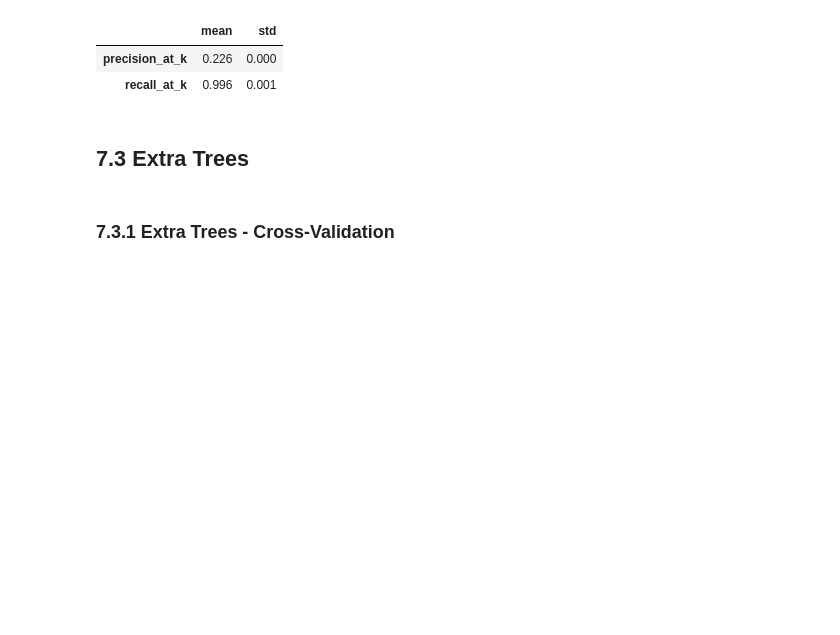
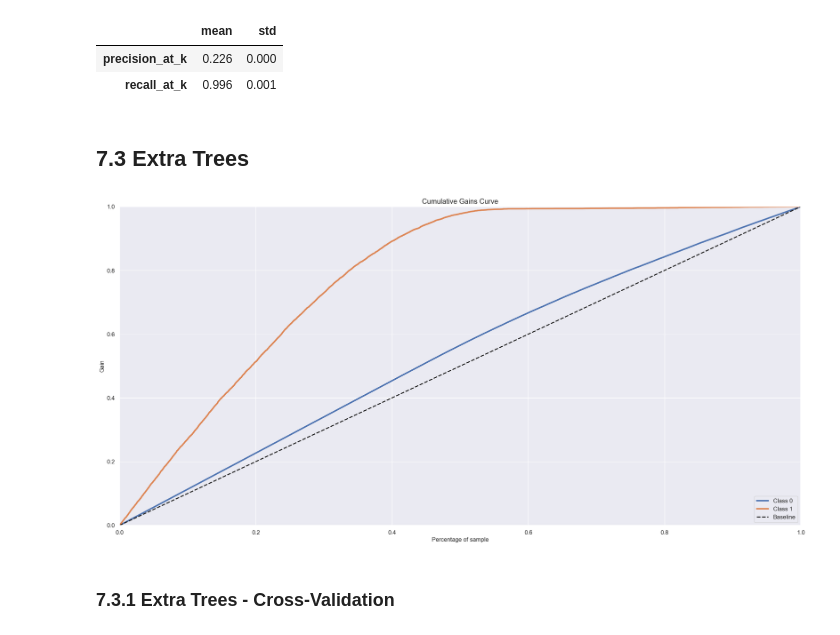
Before and after one commit to SamuelOliveirads/Health_Insurance_Cross_Sell, a Jupyter notebook: notebooks/v1-m8.0-hics-hyper-parameter-fine-tunning.ipynb, the cells around one changed output. Cells and saved outputs as stored; diff of their text form; code cells hidden in the pictures; blank space fills up the shorter version.

```diff
--- a/notebooks/v1-m8.0-hics-hyper-parameter-fine-tunning.ipynb
+++ b/notebooks/v1-m8.0-hics-hyper-parameter-fine-tunning.ipynb
@@ -887,25 +894,28 @@ cv_lr
 # %%
 # model definition
 #et_model = en.ExtraTreesClassifier(n_estimators=1000, n_jobs=-1, random_state=42)
 
 # model training
 #et_model.fit( x_train, y_train )
 
 # model prediction
 #yhat_et = et_model.predict_proba( x_val )
 
 # -------------- Saving and Loading model -------------------
 # saving results
-#pickle.dump(yhat_et, open('../models/yhat_et.pkl', 'wb'))
+#plot_et = skplt.metrics.plot_cumulative_gain( y_val, yhat_et);
+#pickle.dump(plot_et, open('../data/interim/plot_et.pkl', 'wb'))
 
 # loading results
-file = open('../models/yhat_et.pkl','rb')
-yhat_et = pickle.load(file)
+file = open('../data/interim/plot_et.pkl','rb')
+plot_et = pickle.load(file)
 file.close()
 
 # ---------- Metrics ------------------
 # Accumulative Gain
-#skplt.metrics.plot_cumulative_gain( y_val, yhat_et );
+plot_et;
+# %% [output]
+[figure, added]
 # %% [markdown]
 ### 7.3.1 Extra Trees - Cross-Validation
 # %%
```
Also changed, not shown: parts of 19 cells of this notebook, 9 other files.
